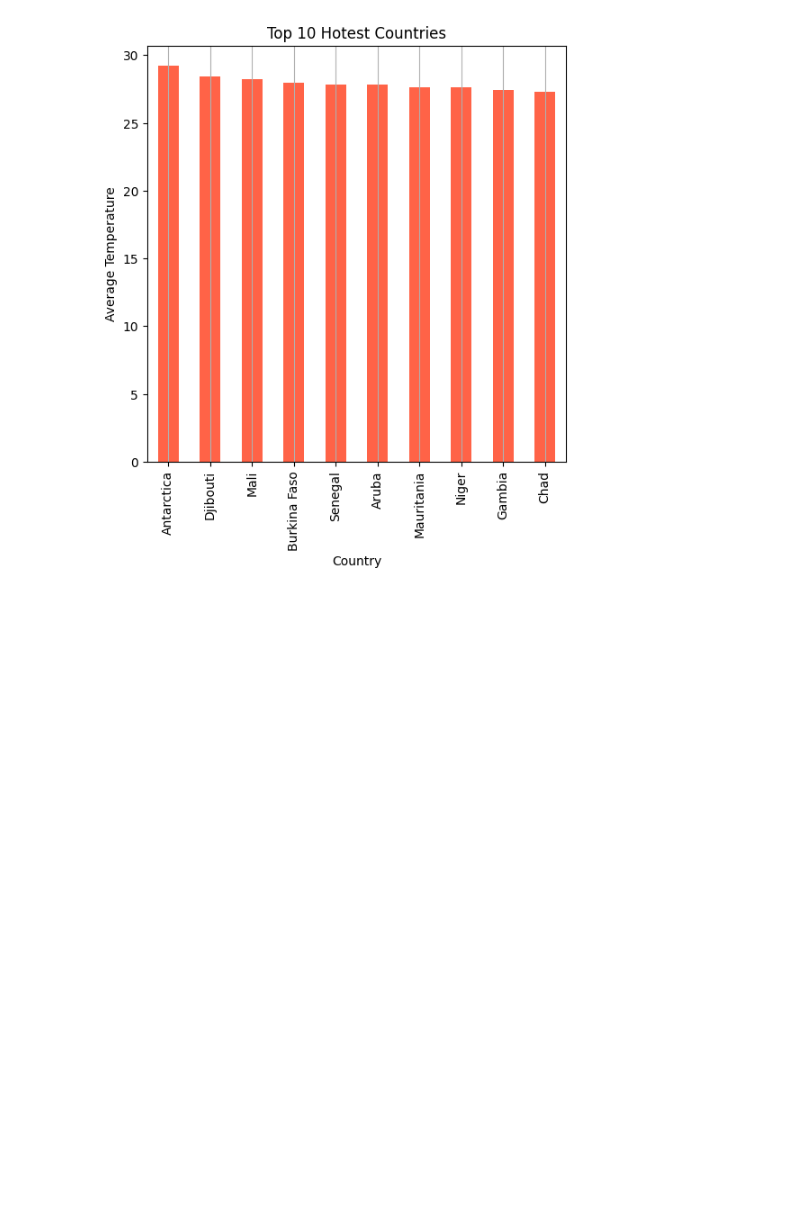
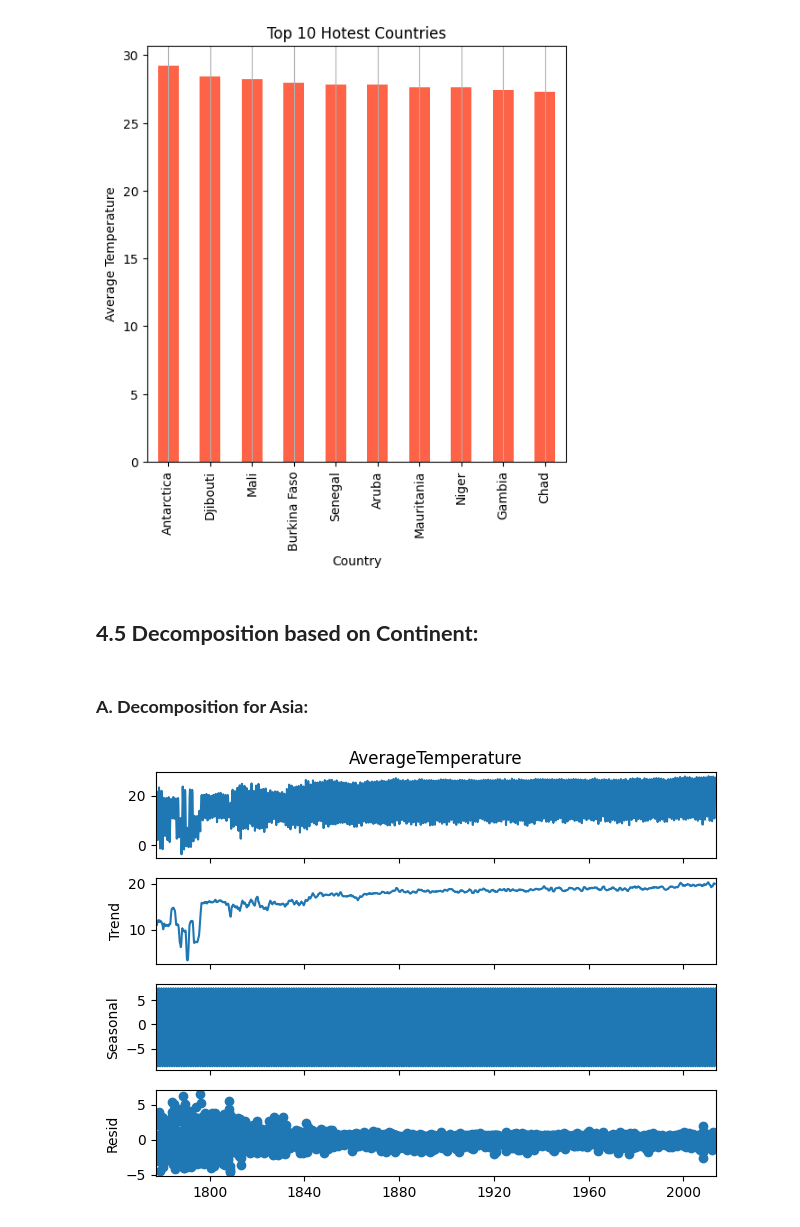
Before and after one commit to HassanZeb01/land_temperature_by_country, a Jupyter notebook: climate_temperature.ipynb, the cells around one changed output. Cells and saved outputs as stored; diff of their text form; code cells hidden in the pictures; blank space fills up the shorter version.

Commit message:
Saving Time Series EDA

```diff
--- a/climate_temperature.ipynb
+++ b/climate_temperature.ipynb
@@ -504,3 +500,23 @@ plt.grid(axis='x')
 plt.show()
 # %% [output]
 [figure]
+# %% [markdown]
+## **4.5 Decomposition based on Continent:**
+# %%
+# Importing statmodel
+from statsmodels.tsa.seasonal import seasonal_decompose
+
+# Setting index to date column
+df.set_index('Date', inplace=True)
+# %% [markdown]
+### **A. Decomposition for Asia:**
+# %%
+con_asia = df[df['Continent']== 'Asia']
+series = con_asia['AverageTemperature'].resample('ME').mean()
+
+decompose = seasonal_decompose(series, model='additive', period=12)
+decompose.plot()
+plt.tight_layout()
+plt.show()
+# %% [output]
+[figure, added]
```
Also changed, not shown: parts of 16 cells of this notebook.
